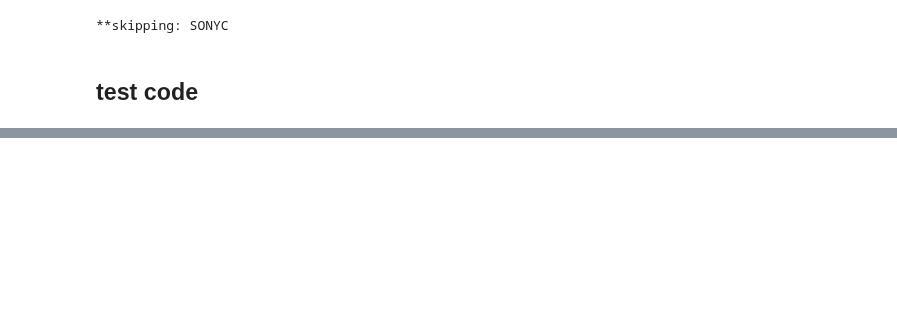
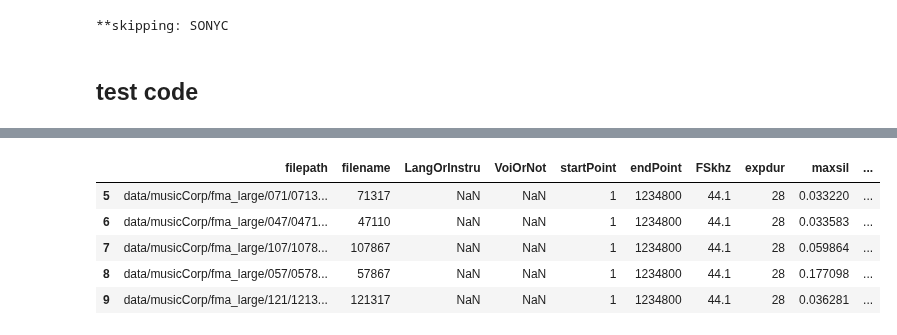
Before and after one commit to curlsloth/MusicSpeech-STM, a Jupyter notebook: STM03_build_meta_data.ipynb, the cells around one changed output, grey strips where cells are left out. Saved outputs shown, nothing was run; the diff lists cells and outputs as text; code cells hidden in the pictures; blank space fills up the shorter version.

```diff
--- a/STM03_build_meta_data.ipynb
+++ b/STM03_build_meta_data.ipynb
@@ -1224,0 +661,20 @@ print(result_df)
+# %%
+import ast
+def convert_to_list(string_value):
+    return ast.literal_eval(string_value)
+df_tracks['genres'] = df_tracks['genres'].apply(convert_to_list)
+df_all = pd.merge(df_all, df_tracks[['track_id','name','language_code','genre_top', 'genres']], left_on='filename', right_on='track_id', how='left')
+df_all['gender'] = np.nan
+df_all['LangOrInstru'] = df_all['language_code']
+df_all.drop(columns=['language_code','track_id'], inplace=True)
+df_all.rename(columns={'genre_top': 'genre_1', 'name': 'speaker/artist'}, inplace=True)
+df_genres = pd.read_csv('data/musicCorp/fma_large/fma_metadata/genres.csv')
+# %%
+df_all[5:10]
+# %% [output]
+|  | filepath | filename | LangOrInstru | VoiOrNot | startPoint | endPoint | FSkhz | expdur | maxsil | ... |
+| 5 | data/musicCorp/fma_large/071/0713... | 71317 | NaN | NaN | 1 | 1234800 | 44.1 | 28 | 0.033220 | ... |
+| 6 | data/musicCorp/fma_large/047/0471... | 47110 | NaN | NaN | 1 | 1234800 | 44.1 | 28 | 0.033583 | ... |
+| 7 | data/musicCorp/fma_large/107/1078... | 107867 | NaN | NaN | 1 | 1234800 | 44.1 | 28 | 0.059864 | ... |
+| 8 | data/musicCorp/fma_large/057/0578... | 57867 | NaN | NaN | 1 | 1234800 | 44.1 | 28 | 0.177098 | ... |
+| 9 | data/musicCorp/fma_large/121/1213... | 121317 | NaN | NaN | 1 | 1234800 | 44.1 | 28 | 0.036281 | ... |
```
Also changed, not shown: parts of 48 cells of this notebook, 2 other files.
